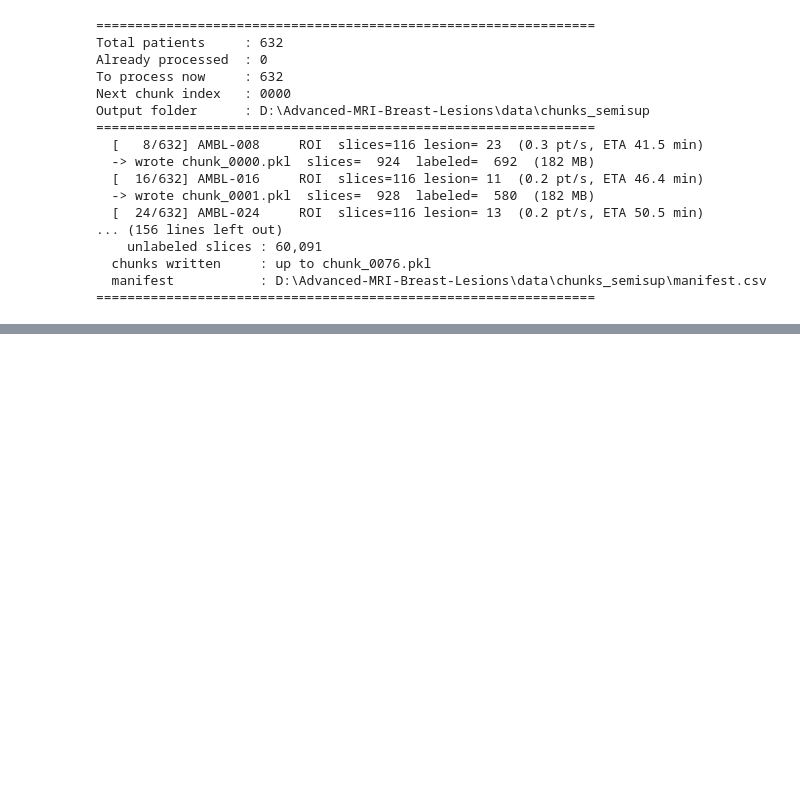
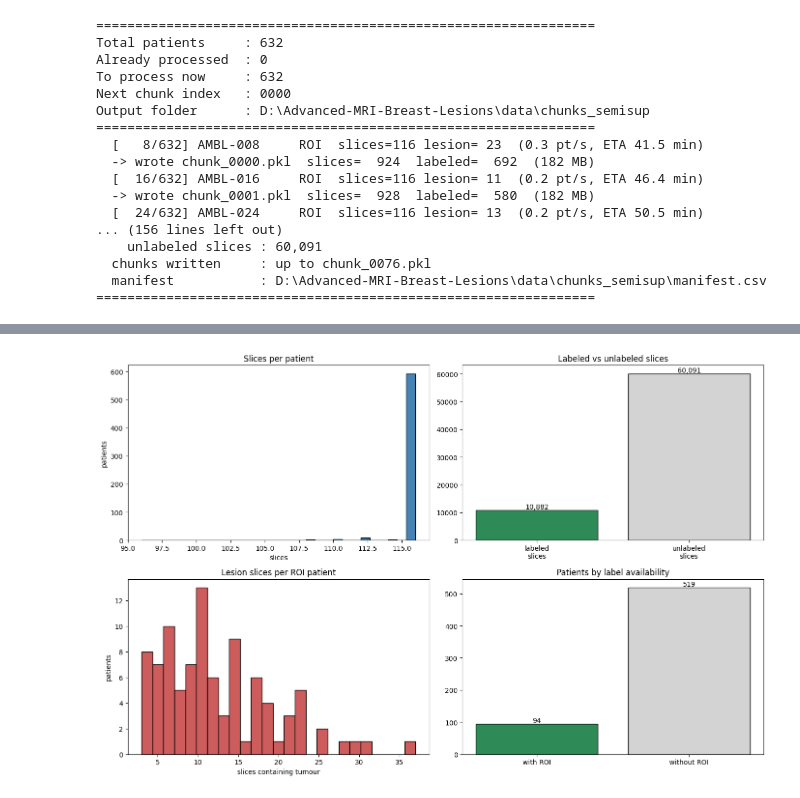
Before and after one commit to MelisaAta/AI_Project, a Jupyter notebook: Semi_Supervised_AI_System.ipynb, the cells around one changed output, grey strips where cells are left out. Saved outputs shown, nothing was run; the diff lists cells and outputs as text; code cells hidden in the pictures; blank space fills up the shorter version.

Commit message:
Evaluated the processed data and build one (supervised) of the segmentation models.

```diff
--- a/Semi_Supervised_AI_System.ipynb
+++ b/Semi_Supervised_AI_System.ipynb
@@ -425,0 +433,19 @@ Output folder      : D:\Advanced-MRI-Breast-Lesions\data\chunks_semisup
+# %%
+import os, glob
+
+# chunks on the SSD (already confirmed working)
+CHUNK_DIR    = r"D:\Advanced-MRI-Breast-Lesions\data\chunks_semisup"
+DICOM_FOLDER = r"D:\Advanced-MRI-Breast-Lesions\DICOM Images\manifest-1713182663002\Advanced-MRI-Breast-Lesions"
+
+# auto-find the metadata files anywhere under the repo (working dir)
+def _find(name):
+    hits = glob.glob(os.path.join("**", name), recursive=True)
+    return os.path.abspath(hits[0]) if hits else None
+
+MANIFEST   = _find("manifest.csv")
+SPLIT_FILE = _find("split.json")
+
+print("working dir :", os.getcwd())
+print("manifest    :", MANIFEST)
+print("split.json  :", SPLIT_FILE)
+print("chunks found:", len(glob.glob(os.path.join(CHUNK_DIR, "chunk_*.pkl"))))
@@ -425,0 +471,58 @@ Output folder      : D:\Advanced-MRI-Breast-Lesions\data\chunks_semisup
+# %%
+import os, numpy as np, pandas as pd, matplotlib.pyplot as plt
+
+
+# The manifest is the lightweight index written during preprocessing: one row per
+# patient with chunk, kind, has_roi, n_lesion_slices, n_slices, status.
+man = pd.read_csv(MANIFEST)
+
+# Keep only successfully processed patients; "skipped" rows (no series/unreadable) excluded.
+ok  = man[man.status == "ok"].copy()
+ok["has_roi"] = ok["has_roi"].astype(bool)   # CSV stored 0/1 -> convert to real booleans
+
+# --- headline numbers, all derived by summing manifest columns (no pixel data needed) ---
+n_pat      = len(ok)                                      # processed patients
+n_roi      = int(ok.has_roi.sum())                        # patients with a usable ROI mask
+tot_sl     = int(ok.n_slices.sum())                       # every saved slice
+lab_sl     = int(ok.loc[ok.has_roi, "n_slices"].sum())   # slices belonging to ROI patients
+lesion_sl  = int(ok.n_lesion_slices.sum())               # slices whose mask is non-empty
+skipped    = man[man.status != "ok"].patient_id.tolist()
+
+print(f"patients (ok)        : {n_pat}   | skipped: {len(skipped)}")
+print(f"  with ROI mask      : {n_roi}")
+print(f"  without ROI        : {n_pat - n_roi}")
+print(f"total slices         : {tot_sl:,}")
+print(f"  labeled            : {lab_sl:,}")
+# lesion ratio shows how sparse tumour pixels are even within labeled data
+print(f"  lesion (mask>0)    : {lesion_sl:,}  ({lesion_sl/lab_sl:.1%} of labeled)")
+print(f"  unlabeled          : {tot_sl - lab_sl:,}")
+print(f"series kind          : {dict(ok.kind.value_counts())}")   # registered vs raw fallback
+
+fig, ax = plt.subplots(2, 2, figsize=(14, 9))
+
+# (top-left) Spread of volume sizes — flags outlier patients with too few/many slices.
+ax[0,0].hist(ok.n_slices, bins=30, color="steelblue", edgecolor="black")
+ax[0,0].set_title("Slices per patient"); ax[0,0].set_xlabel("slices"); ax[0,0].set_ylabel("patients")
+
+# (top-right) The core semi-supervised imbalance: how much data is labeled vs unlabeled.
+ax[0,1].bar(["labeled\nslices", "unlabeled\nslices"], [lab_sl, tot_sl-lab_sl],
+            color=["seagreen", "lightgray"], edgecolor="black")
+ax[0,1].set_title("Labeled vs unlabeled slices")
+for i, v in enumerate([lab_sl, tot_sl-lab_sl]):
+    ax[0,1].text(i, v, f"{v:,}", ha="center", va="bottom")   # value label on each bar
+
+# (bottom-left) Among ROI patients, how many tumour-bearing slices each contributes.
+roi = ok[ok.has_roi]
+ax[1,0].hist(roi.n_lesion_slices, bins=25, color="indianred", edgecolor="black")
+ax[1,0].set_title("Lesion slices per ROI patient")
+ax[1,0].set_xlabel("slices containing tumour"); ax[1,0].set_ylabel("patients")
+
+# (bottom-right) Patient-level label availability (drives the supervised subset size).
+ax[1,1].bar(["with ROI", "without ROI"], [n_roi, n_pat-n_roi],
+            color=["seagreen", "lightgray"], edgecolor="black")
+ax[1,1].set_title("Patients by label availability")
+for i, v in enumerate([n_roi, n_pat-n_roi]):
+    ax[1,1].text(i, v, str(v), ha="center", va="bottom")
+
+plt.tight_layout(); plt.show()
+# %% [output]
@@ -425,0 +537 @@ Output folder      : D:\Advanced-MRI-Breast-Lesions\data\chunks_semisup
+[figure, added]
```
Also changed, not shown: parts of 22 cells of this notebook, 5 other files.
